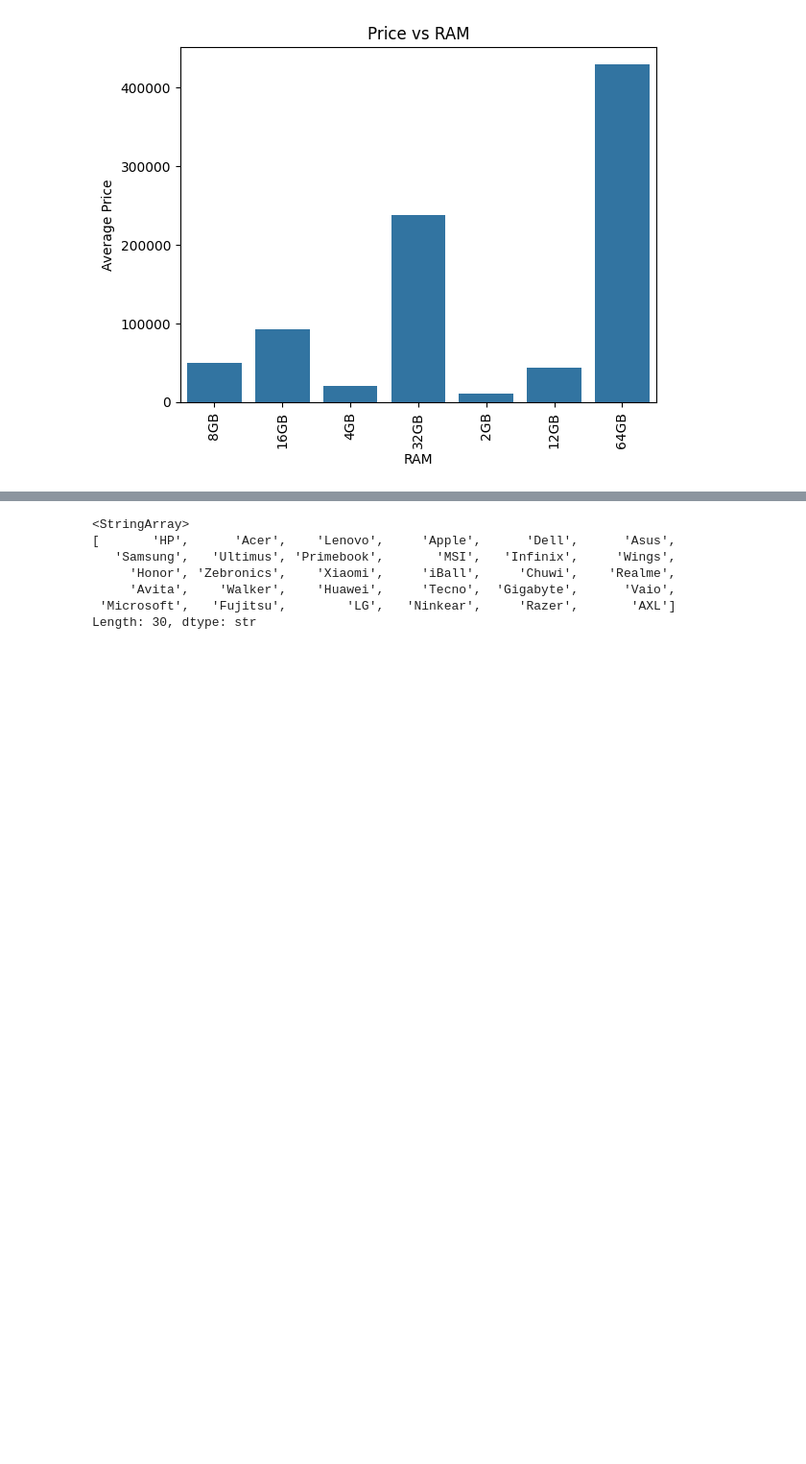
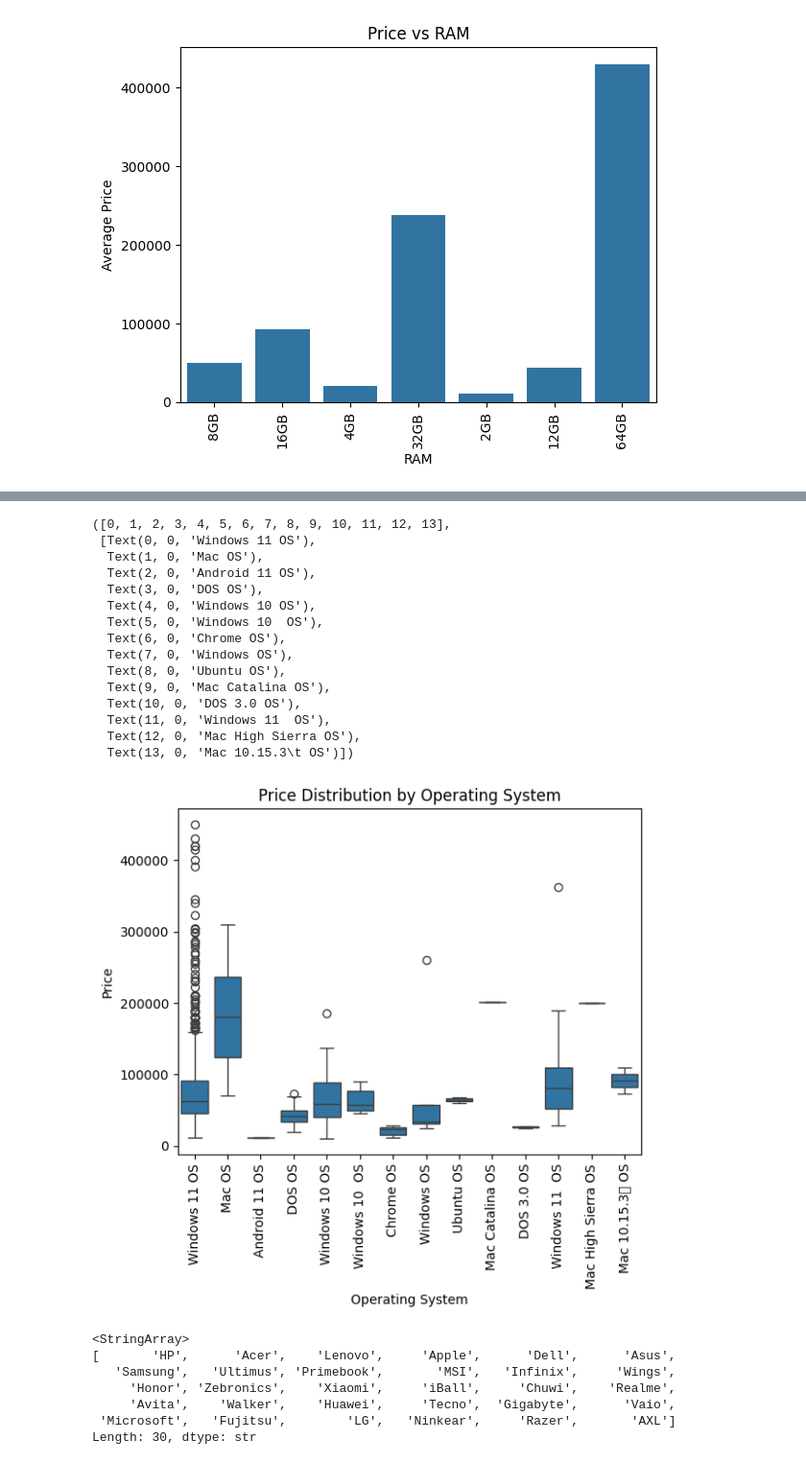
Before and after one commit to Ritika-Gauttam/Laptop_Price_Prediction, a Jupyter notebook: laptop_price_prediction.ipynb, the cells around one changed output, grey strips where cells are left out. Shown at 96% size. Saved outputs shown, nothing was run; the diff lists cells and outputs as text; code cells hidden in the pictures; blank space fills up the shorter version.

```diff
--- a/laptop_price_prediction.ipynb
+++ b/laptop_price_prediction.ipynb
@@ -132,3 +159,26 @@ plt.show()
+# %%
+sns.boxplot(x='OS', y='price', data=df)
+plt.title('Price Distribution by Operating System')
+plt.xlabel('Operating System')
+plt.ylabel('Price')
+plt.xticks(rotation=90)
+# %% [output]
+([0, 1, 2, 3, 4, 5, 6, 7, 8, 9, 10, 11, 12, 13],
+ [Text(0, 0, 'Windows 11 OS'),
+  Text(1, 0, 'Mac OS'),
+  Text(2, 0, 'Android 11 OS'),
+  Text(3, 0, 'DOS OS'),
+  Text(4, 0, 'Windows 10 OS'),
+  Text(5, 0, 'Windows 10  OS'),
+  Text(6, 0, 'Chrome OS'),
+  Text(7, 0, 'Windows OS'),
+  Text(8, 0, 'Ubuntu OS'),
+  Text(9, 0, 'Mac Catalina OS'),
+  Text(10, 0, 'DOS 3.0 OS'),
+  Text(11, 0, 'Windows 11  OS'),
+  Text(12, 0, 'Mac High Sierra OS'),
+  Text(13, 0, 'Mac 10.15.3\t OS')])
+[figure, added]
 # %%
 df['brand'].unique()
 # %% [output]
```
Also changed, not shown: parts of 10 cells of this notebook.
